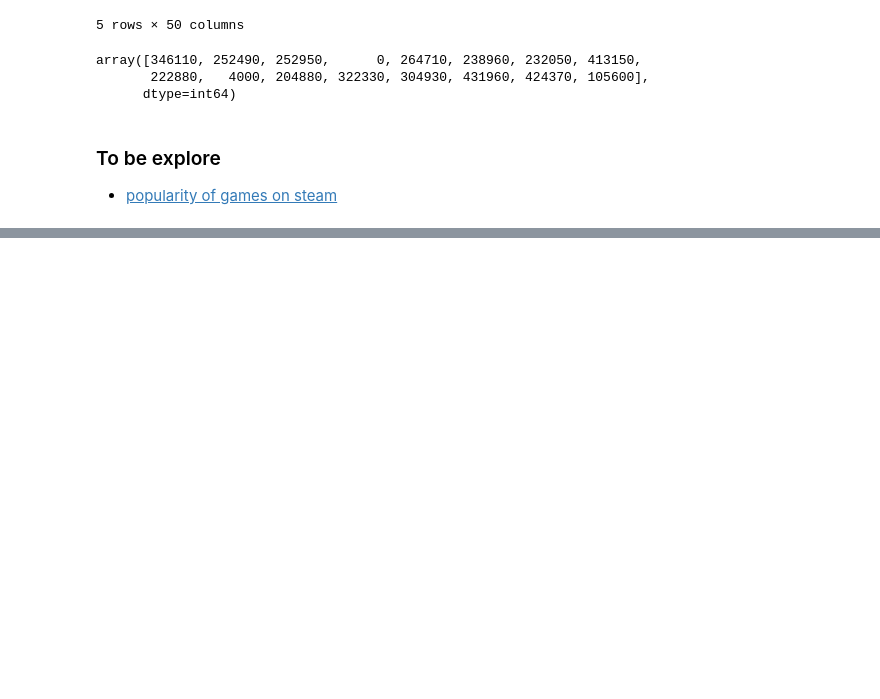
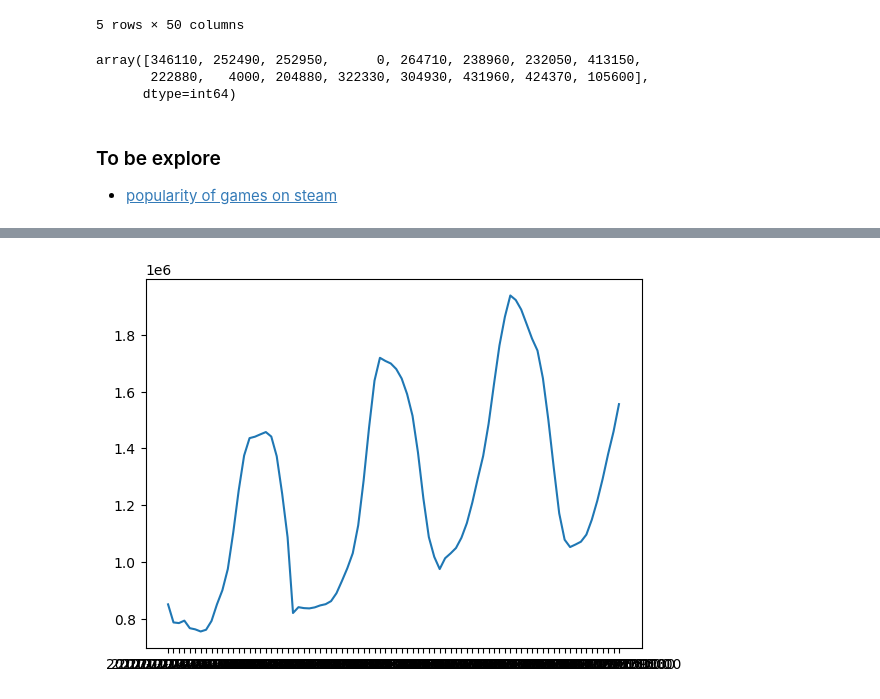
Before and after one commit to com-480-data-visualization/project-2023-no-preference, a Jupyter notebook: no_preference.ipynb, the cells around one changed output, grey strips where cells are left out. Cells and saved outputs as stored; diff of their text form; code cells hidden in the pictures; blank space fills up the shorter version.

```diff
--- a/no_preference.ipynb
+++ b/no_preference.ipynb
@@ -227,0 +270,5 @@ array([346110, 252490, 252950,      0, 264710, 238960, 232050, 413150,
+# %%
+plt.plot(df['Time'][:1000:12], df['Free to Play'][:1000:12])  # time interval 1 hours
+plt.show()
+# %% [output]
+[figure, added]
```
Also changed, not shown: parts of 11 cells of this notebook, 1 other file.
